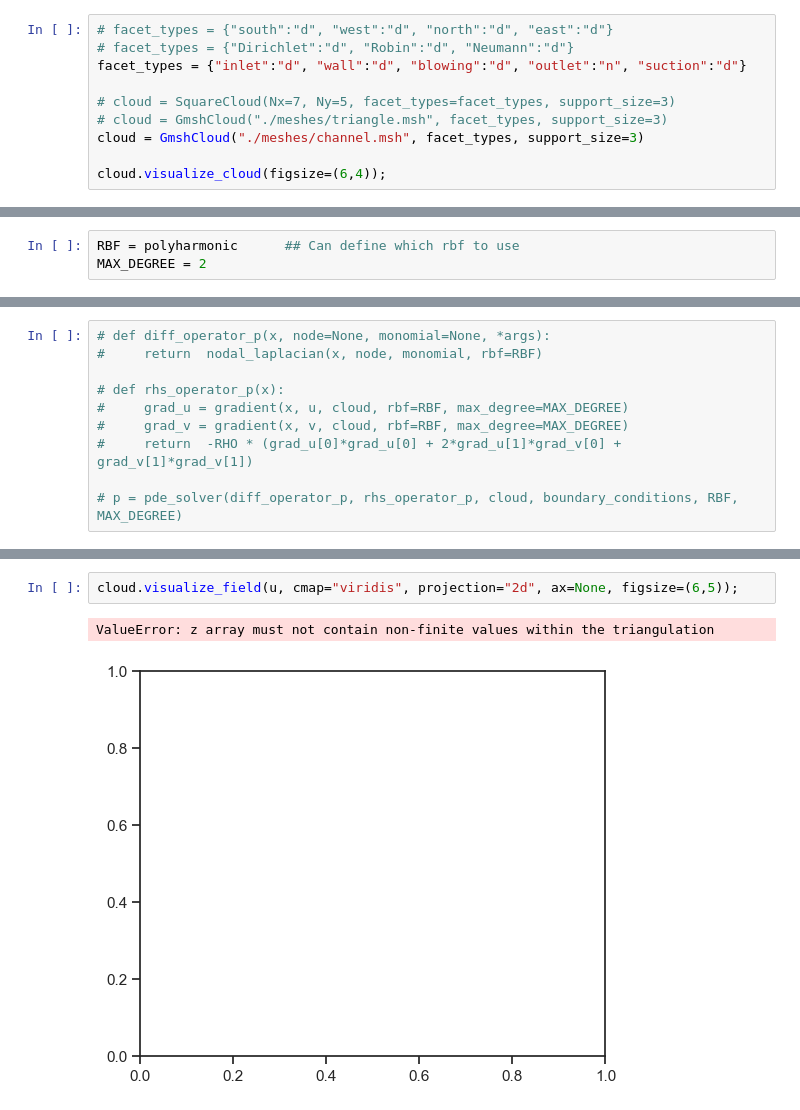
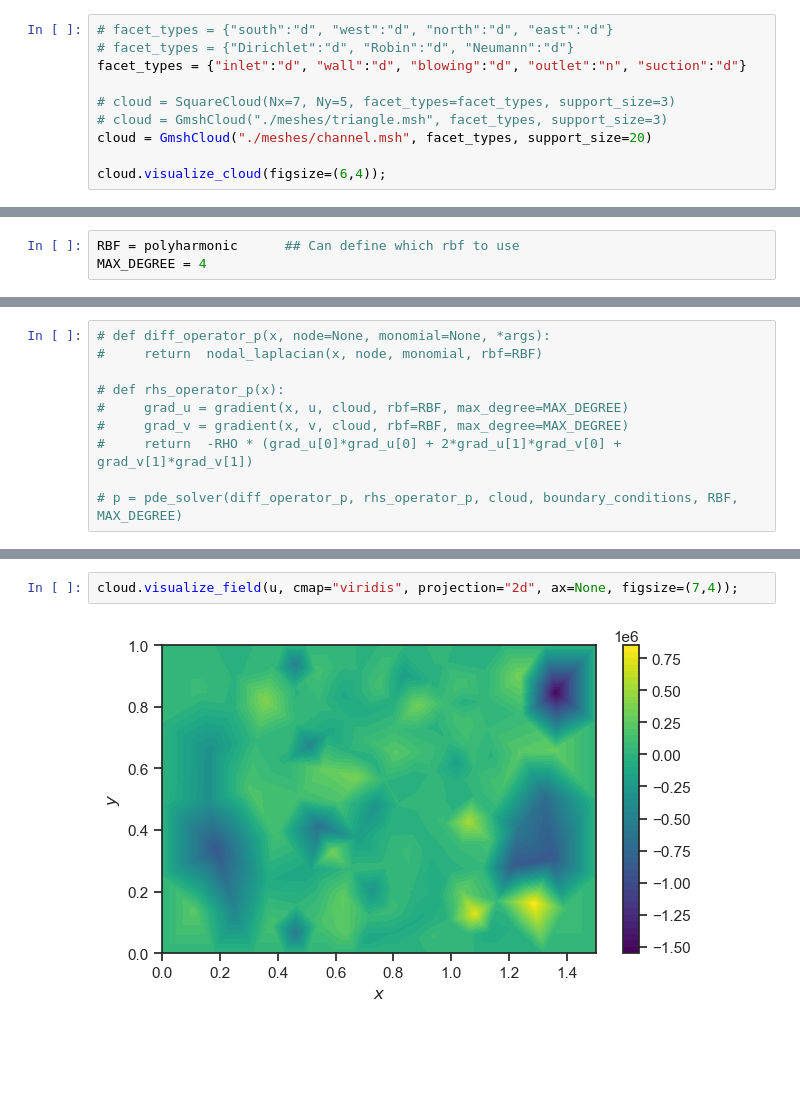
Before and after one commit to ddrous/Updes, a Jupyter notebook: examples/direct-adjoint-looping/06_channel_flow_with_updec.ipynb, the cells around one changed output, grey strips where cells are left out. Saved outputs shown, nothing was run; the diff lists cells and outputs as text; blank space fills up the shorter version.

Commit message:
Increased support size to rid NaNs

```diff
--- a/examples/direct-adjoint-looping/06_channel_flow_with_updec.ipynb
+++ b/examples/direct-adjoint-looping/06_channel_flow_with_updec.ipynb
@@ -29,14 +29,14 @@ facet_types = {"inlet":"d", "wall":"d", "blowing":"d", "outlet":"n", "suction":"
 
 # cloud = SquareCloud(Nx=7, Ny=5, facet_types=facet_types, support_size=3)
 # cloud = GmshCloud("./meshes/triangle.msh", facet_types, support_size=3)
-cloud = GmshCloud("./meshes/channel.msh", facet_types, support_size=3)
+cloud = GmshCloud("./meshes/channel.msh", facet_types, support_size=20)
 
 cloud.visualize_cloud(figsize=(6,4));
 # %% [output]
 [figure]
 # %%
 RBF = polyharmonic      ## Can define which rbf to use
-MAX_DEGREE = 2
+MAX_DEGREE = 4
 # %%
 # ## Operates on radial basis functions and polynomials at position x: don't forget the None. It is important!
 # # @jax.jit
@@ -126,5 +129,4 @@ DeviceArray([nan, nan, nan, nan, nan, nan, nan, nan, nan, nan, nan, nan,
 # %%
-cloud.visualize_field(u, cmap="viridis", projection="2d", ax=None, figsize=(6,5));
+cloud.visualize_field(u, cmap="viridis", projection="2d", ax=None, figsize=(7,4));
 # %% [output]
-ValueError: z array must not contain non-finite values within the triangulation
-[figure, old version]
+[figure, new version]
```
Also changed, not shown: parts of 3 cells of this notebook, 2 other files.
